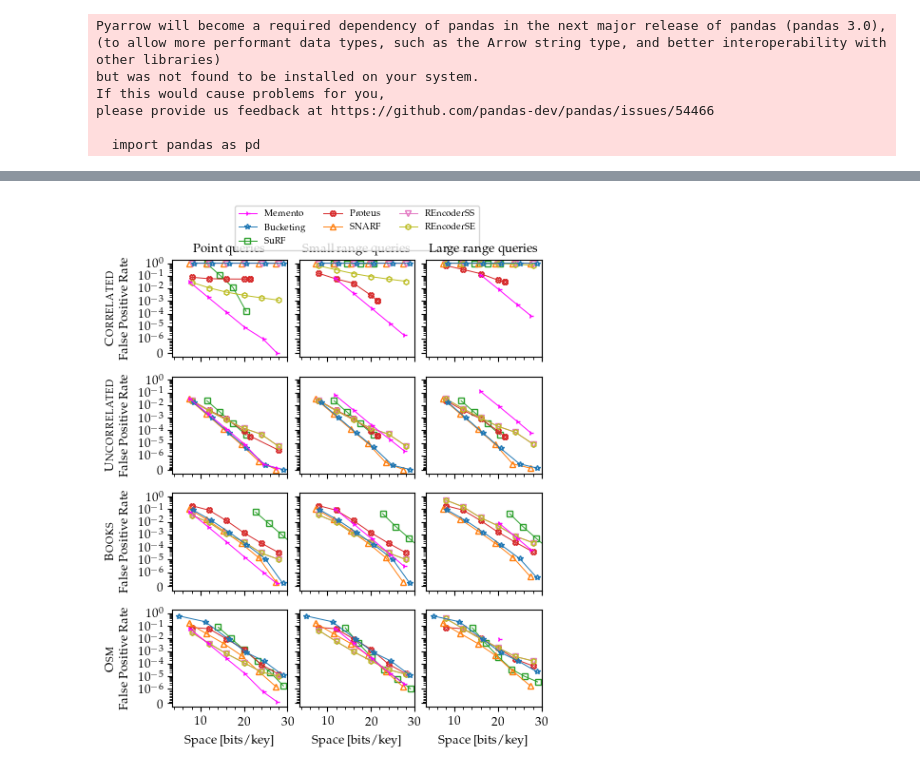
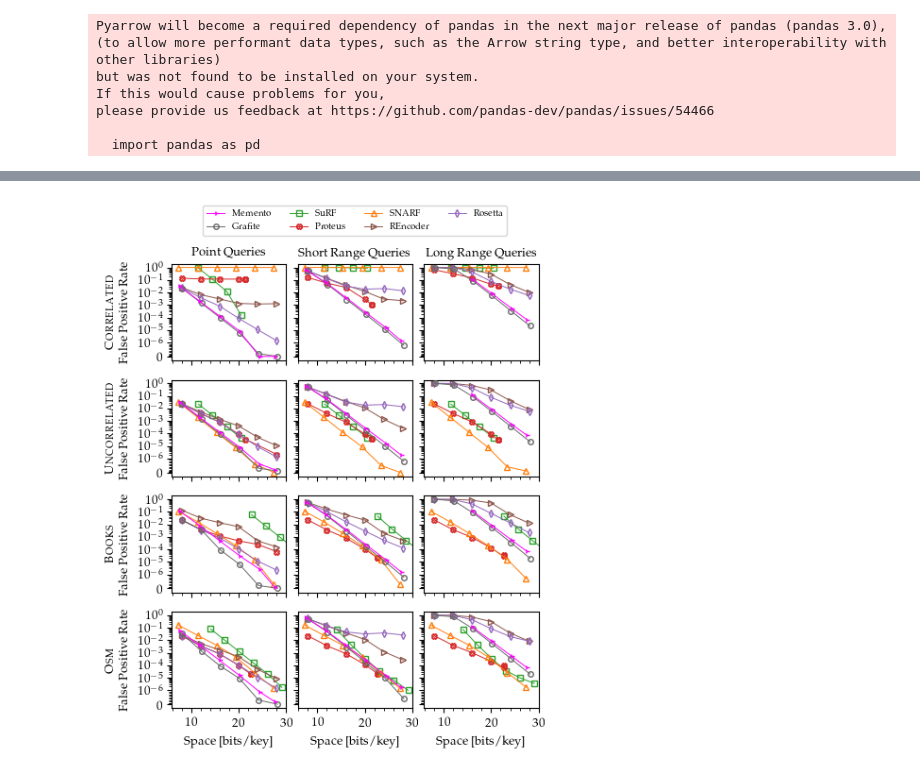
Before and after one commit to n3slami/Memento_Filter, a Jupyter notebook: bench/scripts/graphs.ipynb, the cells around one changed output, grey strips where cells are left out. Drawn from its saved outputs; the diff is of its cells as text; code cells hidden in the pictures.

```diff
--- a/bench/scripts/graphs.ipynb
+++ b/bench/scripts/graphs.ipynb
@@ -50,34 +48,21 @@ if not out_folder.exists():
     raise FileNotFoundError(
         "error, cannot find the results folder")
 
-#range_filters = ['memento', 'grafite', 'bucketing', 'snarf', 'surf', 'proteus', 'rosetta', 'rencoder', 'rencoder_ss', 'rencoder_se']
 range_filters = ['memento', 'grafite', 'snarf', 'surf', 'proteus', 'rosetta', 'rencoder']
-# range_filters = ['Grafite', 'REncoder', 'REncoder_SE', 'REncoder_SS']
-# range_filters_style_kwargs = {'memento': {'marker': '4', 'color': 'fuchsia', 'zorder': 11, 'label': 'Memento'},
-#                               'grafite': {'marker': 'o', 'color': 'dimgray', 'zorder': 10, 'label': 'Grafite'},
-#                               'snarf': {'marker': '^', 'color': 'C1', 'label': 'SNARF'},
-#                               'surf': {'marker': 's', 'color': 'C2', 'label': 'SuRF'},
-#                               'proteus': {'marker': 'X', 'color': 'C3', 'label': 'Proteus'},
-#                               'rosetta': {'marker': 'd', 'color': 'C4', 'label': 'Rosetta'},
-#                               'rencoder': {'marker': '>', 'color': 'C5', 'label': 'REncoder'},
-#                               'rencoder_ss': {'marker': 'v', 'color': 'C6', 'label': 'REncoderSS'},
-#                               'rencoder_se': {'marker': 'h', 'color': 'C8', 'label': 'REncoderSE'},
-#                               'bucketing': {'marker': '*', 'color': 'C0', 'zorder': 9, 'label': 'Bucketing'}}
 range_filters_style_kwargs = {'memento': {'marker': '4', 'color': 'fuchsia', 'zorder': 11, 'label': 'Memento'},
                               'grafite': {'marker': 'o', 'color': 'dimgray', 'zorder': 10, 'label': 'Grafite'},
+                              'none': {'marker': 'x', 'color': 'dimgray', 'zorder': 10, 'label': 'Baseline'},
                               'snarf': {'marker': '^', 'color': 'C1', 'label': 'SNARF'},
                               'surf': {'marker': 's', 'color': 'C2', 'label': 'SuRF'},
                               'proteus': {'marker': 'X', 'color': 'C3', 'label': 'Proteus'},
                               'rosetta': {'marker': 'd', 'color': 'C4', 'label': 'Rosetta'},
                               'rencoder': {'marker': '>', 'color': 'C5', 'label': 'REncoder'}}
-# range_filters_style_kwargs = {'Grafite': {'marker': 'o', 'color': 'dimgray'},
-#                               'REncoder_SE': {'marker': '^', 'color': 'C1'},
-#                               'REncoder_SS': {'marker': 'v', 'color': 'C5'},
-#                               'REncoder': {'marker': 'X', 'color': 'C3'},
-#                               'Bucketing': {'marker': 'p', 'color': 'C0'}}
+b_tree_range_filters_style_kwargs = {'memento': {'marker': '4', 'color': 'fuchsia', 'zorder': 11, 'label': 'Memento'},
+                                           'none': {'marker': 'x', 'color': 'dimgray', 'zorder': 10, 'label': 'Baseline'}}
 
 range_filters_cmaps = {'memento': {'cmap': cm.PuRd},
                        'grafite': {'cmap': cm.Greys},
+                       'none': {'cmap': cm.Greys},
                        'snarf': {'cmap': cm.Oranges},
                        'surf': {'cmap': cm.Greens},
                        'proteus': {'cmap': cm.Reds},
@@ -100,7 +85,7 @@ labels_name = {'kuniform': r'$\textsc{Uniform}$',
 
 keys_real = ['books', 'osm', 'fb']
 query_range = [0, 5, 10]
-query_range_label = ["Point queries", "Small range queries", "Large range queries", "Mixed range queries"]
+query_range_label = ["Point Queries", "Short Range Queries", "Long Range Queries", "Mixed Range Queries"]
 
 datasets_synth = list(itertools.product(keys_synth, query_synth))
 datasets_real = keys_real
@@ -191,11 +174,11 @@ def print_fpr_test(filters, workloads, name):
     lines, labels = axes[0][1].get_legend_handles_labels()
 
     if len(filters) > 4:
-        ncol = len(filters) // 2
-        bbox = (0.5, 1.6)
+        ncol = (len(filters) + 1) // 2
+        bbox = (0.5, 1.65)
     else:
         ncol = len(filters)
-        bbox = (0.5, 1.45)
+        bbox = (0.5, 1.5)
 
     axes[0][1].legend(lines, labels, loc='upper center', bbox_to_anchor=bbox,
             fancybox=True, shadow=False, ncol=ncol, fontsize=legend_font_size)
@@ -246,9 +229,9 @@ def generate_tables(filters, workloads):
     return df_list
 # %%
 workloads = [('kuniform', 'qcorrelated'), ('kuniform', 'quniform'), ('books'), ('osm')]
-filters_heuristics = ['memento', 'bucketing', 'surf', 'proteus', 'snarf', 'rencoder_ss', 'rencoder_se']
+range_filters = ['memento', 'grafite', 'surf', 'proteus', 'snarf', 'rencoder', 'rosetta']
 
-print_fpr_test(filters_heuristics, workloads, 'heuristics')
+print_fpr_test(range_filters, workloads, 'all')
 # %% [output]
-[figure, old version]
+[figure, new version]
 # %%
```
Also changed, not shown: parts of 26 cells of this notebook, 3 other files.
